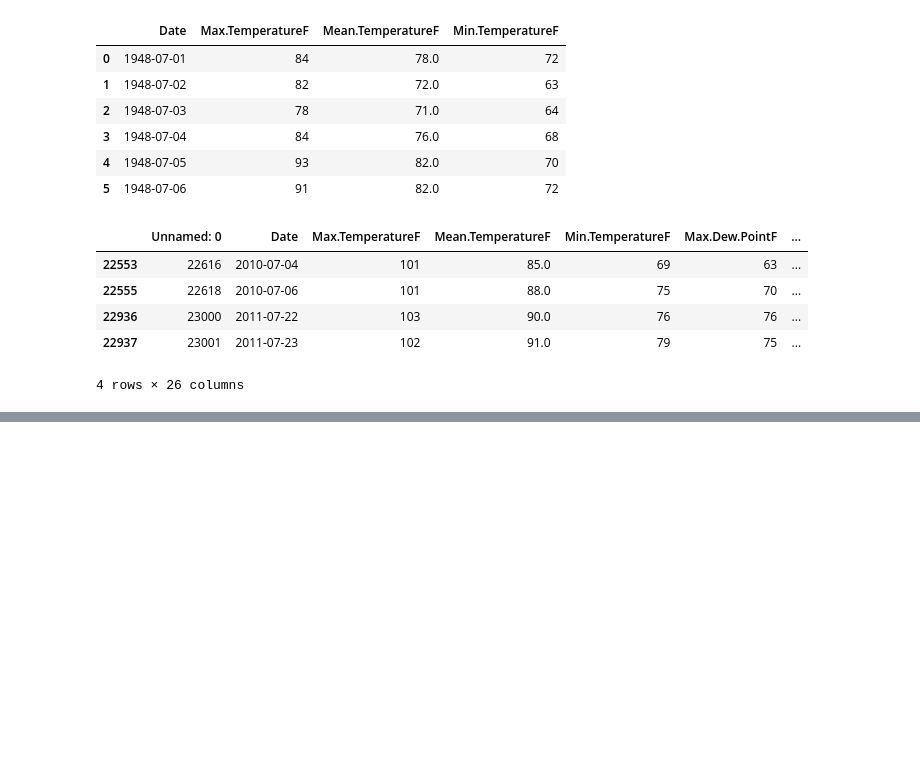
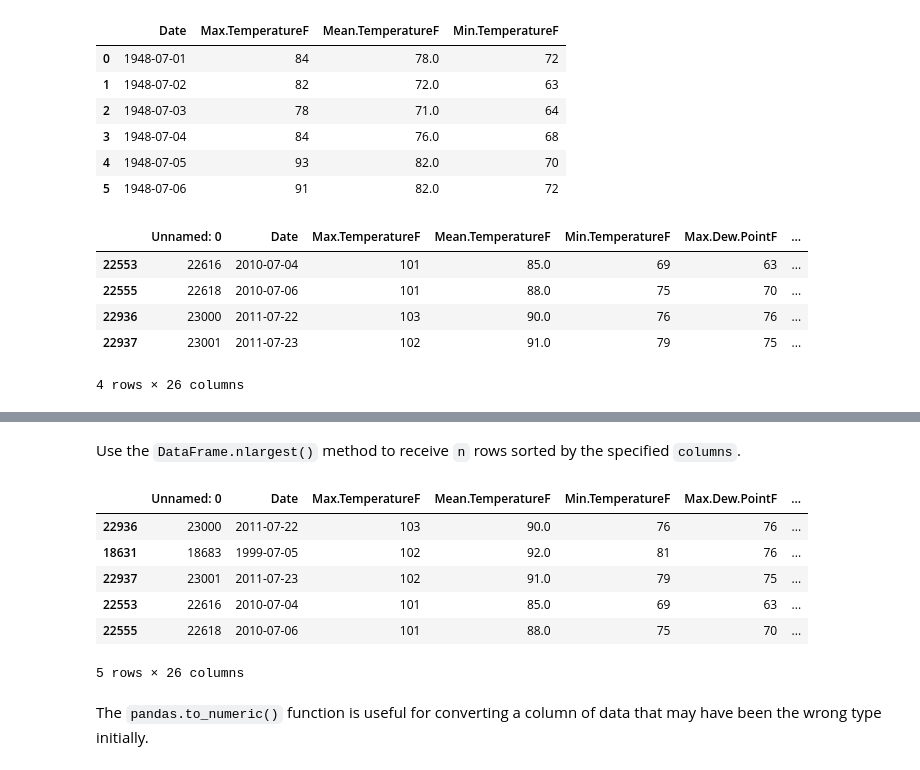
Before and after one commit to jamilnyc/notebooks, a Jupyter notebook: dataframes.ipynb, the cells around one changed output, grey strips where cells are left out. Saved outputs shown, nothing was run; the diff lists cells and outputs as text; code cells hidden in the pictures; blank space fills up the shorter version.

```diff
--- a/dataframes.ipynb
+++ b/dataframes.ipynb
@@ -245,0 +309,15 @@ dtype: float64
+# %% [markdown]
+Use the `DataFrame.nlargest()` method to receive `n` rows sorted by the specified `columns`.
+# %%
+# The top 5 hottest, sweatiest days
+df.nlargest(5, ['Max.TemperatureF', 'Max.Humidity'],keep='first')
+# %% [output]
+|  | Unnamed: 0 | Date | Max.TemperatureF | Mean.TemperatureF | Min.TemperatureF | Max.Dew.PointF | ... |
+| 22936 | 23000 | 2011-07-22 | 103 | 90.0 | 76 | 76 | ... |
+| 18631 | 18683 | 1999-07-05 | 102 | 92.0 | 81 | 76 | ... |
+| 22937 | 23001 | 2011-07-23 | 102 | 91.0 | 79 | 75 | ... |
+| 22553 | 22616 | 2010-07-04 | 101 | 85.0 | 69 | 63 | ... |
+| 22555 | 22618 | 2010-07-06 | 101 | 88.0 | 75 | 70 | ... |
+5 rows × 26 columns
+# %% [markdown]
+The `pandas.to_numeric()` function is useful for converting a column of data that may have been the wrong type initially.
```
Also changed, not shown: parts of 12 cells of this notebook.
